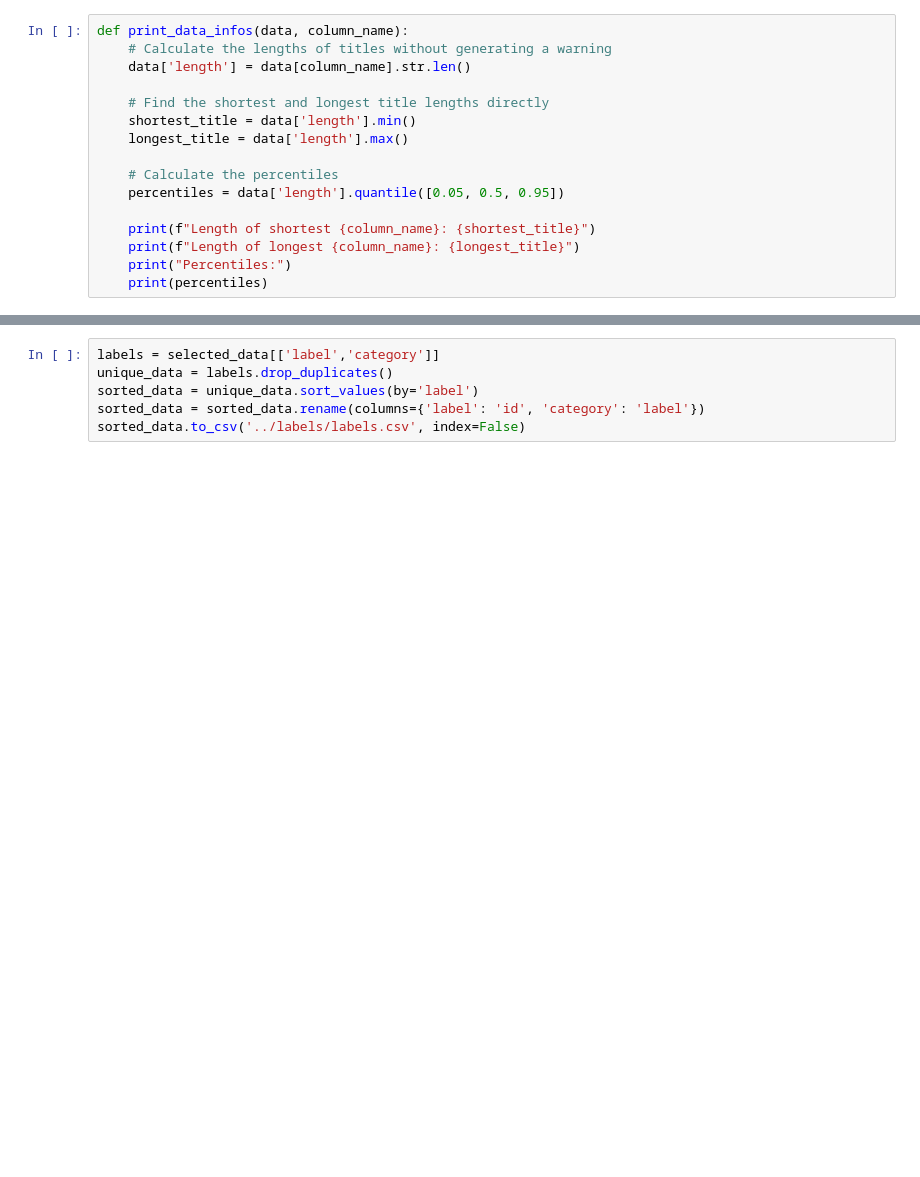
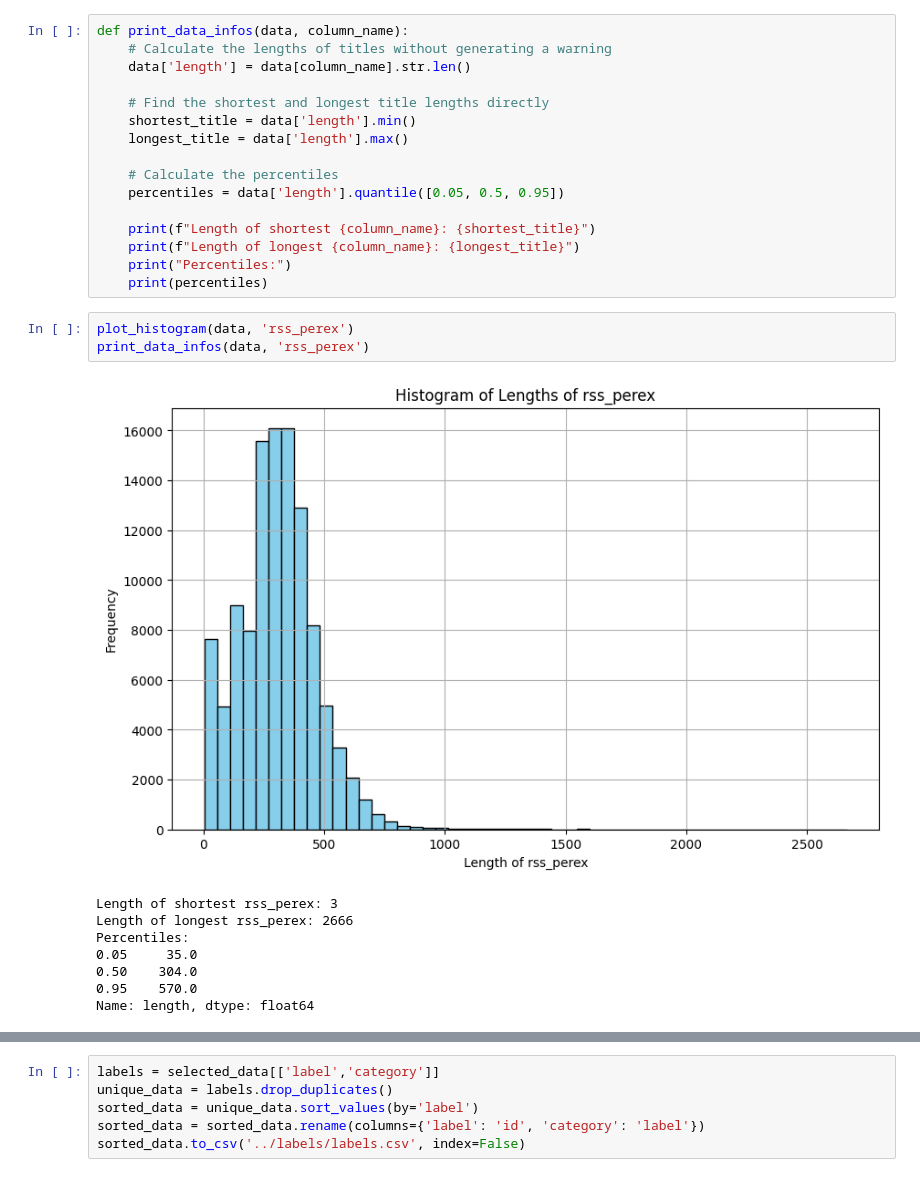
Before and after one commit to tisonpatrik/text_classifier, a Jupyter notebook: notebooks/preprocessing.ipynb, the cells around one changed output, grey strips where cells are left out. Drawn from its saved outputs; the diff is of its cells as text; blank space fills up the shorter version.

```diff
--- a/notebooks/preprocessing.ipynb
+++ b/notebooks/preprocessing.ipynb
@@ -104,3 +104,15 @@ def print_data_infos(data, column_name):
     print(f"Length of longest {column_name}: {longest_title}")
     print("Percentiles:")
     print(percentiles)
+# %%
+plot_histogram(data, 'rss_perex')
+print_data_infos(data, 'rss_perex')
+# %% [output]
+[figure, added]
+Length of shortest rss_perex: 3
+Length of longest rss_perex: 2666
+Percentiles:
+0.05     35.0
+0.50    304.0
+0.95    570.0
+Name: length, dtype: float64
```
Also changed, not shown: parts of 10 cells of this notebook, 2 other files.
